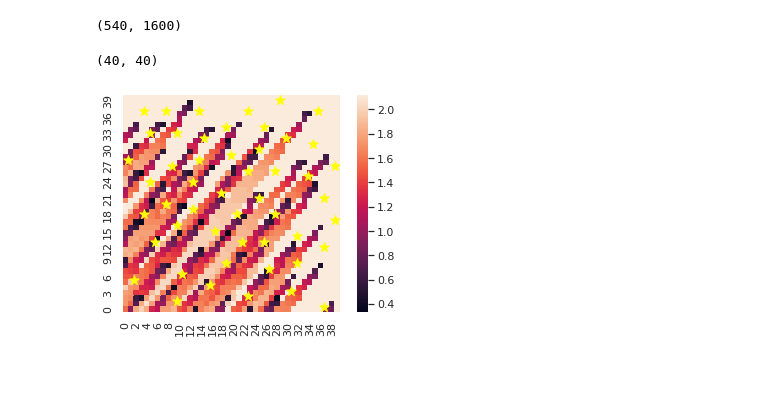
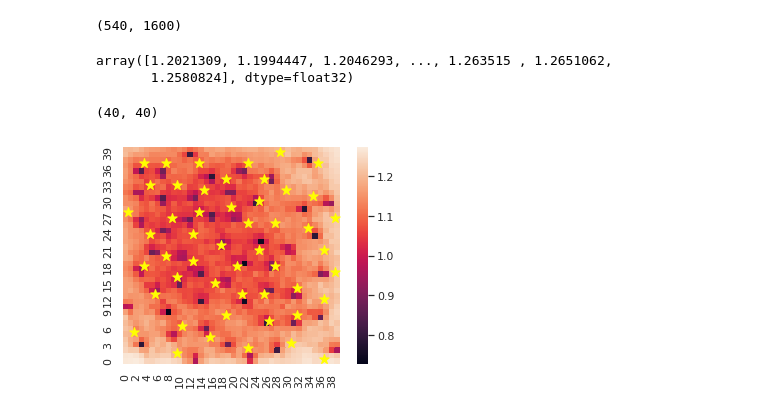
Before and after one commit to mayanksingh2298/shell-windfarm-ai, a Jupyter notebook: Atishya/Analysis.ipynb, the cells around one changed output. Saved outputs shown, nothing was run; the diff lists cells and outputs as text; code cells hidden in the pictures; blank space fills up the shorter version.

Commit message:
Added probability distribution in visualiser

```diff
--- a/Atishya/Analysis.ipynb
+++ b/Atishya/Analysis.ipynb
@@ -252,9 +294,8 @@ farm_size = 3900
 delta = 100
 t_zones = int((farm_size/delta + 1)*(farm_size/delta + 1))
 
-df = pd.read_csv('../data/WindData/wind_data_2007.csv')
-wind_inst_freq = df[['drct', 'sped']].to_numpy(dtype = np.float32)
-
+# df = pd.read_csv('../data/WindData/wind_data_2007.csv')
+wind_inst_freq = binWindResourceData('../data/WindData/wind_data_2007.csv')
 turb_coords
 farm_coords = np.mgrid[50:3955:delta, 50:3955:delta].reshape(2,-1).T
 n_turbs = turb_coords.shape[0]
@@ -294,28 +335,34 @@ indices = searchSorted(powerCurve[:,0], wind_sped_eff.ravel())
 power   = powerCurve[indices,2]
 power   = power.reshape(n_wind_instances,t_zones)
 # power
+# %%
+np.matmul(power.T,wind_inst_freq)
+# %% [output]
+array([1.2021309, 1.1994447, 1.2046293, ..., 1.263515 , 1.2651062,
+       1.2580824], dtype=float32)
 # %%
 # a = np.random.random((4, 4))
 # a = np.average(power.transpose(), axis=1).reshape(int(farm_size/delta + 1),int(farm_size/delta + 1))
 # a = power.transpose()[:,200].reshape(int(farm_size/delta + 1),int(farm_size/delta + 1))
+a = np.sum(power.transpose()*wind_inst_freq, axis=1).reshape(int(farm_size/delta + 1),int(farm_size/delta + 1))
 print(a.shape)
 fig = plt.figure()
 ax = fig.add_subplot(111, aspect='equal')
 
 # idx_min_big = turb_coords.flatten().argmin()
 # x_min_big, y_min_big = (idx_min_big % 100) / 10 , 10 - (idx_min_big // 100) / 10
 
 # get min of new_thick_df
 # min_idx = a.flatten().argmin()
 # x_min, y_min = min_idx % 10 + .5, 9 - min_idx // 10 + .5
 # ax.scatter(x_min, y_min, marker='*', s=100, color='yellow')
 
 sns.heatmap(a, linewidth=0, square=True, ax=ax)
 ax.scatter(turb_coords[:,0]//delta,turb_coords[:,1]//delta, marker='*', s=100, color='yellow')
 # yticks = np.linspace(0,38,39)
 ax.set_yticklabels(ax.get_yticklabels()[::-1])
 # plt.imshow(a, cmap='hot')
 plt.show()
 # %% [output]
 (40, 40)
-[figure, old version]
+[figure, new version]
```
Also changed, not shown: parts of 2 cells of this notebook.
